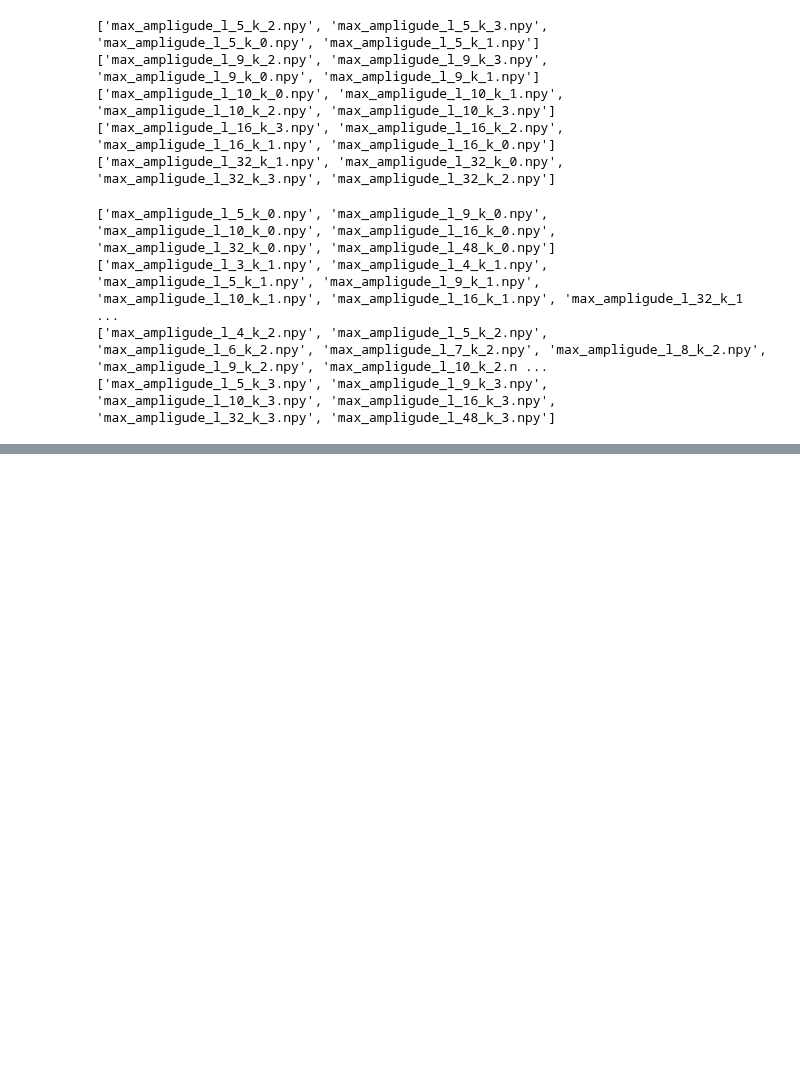
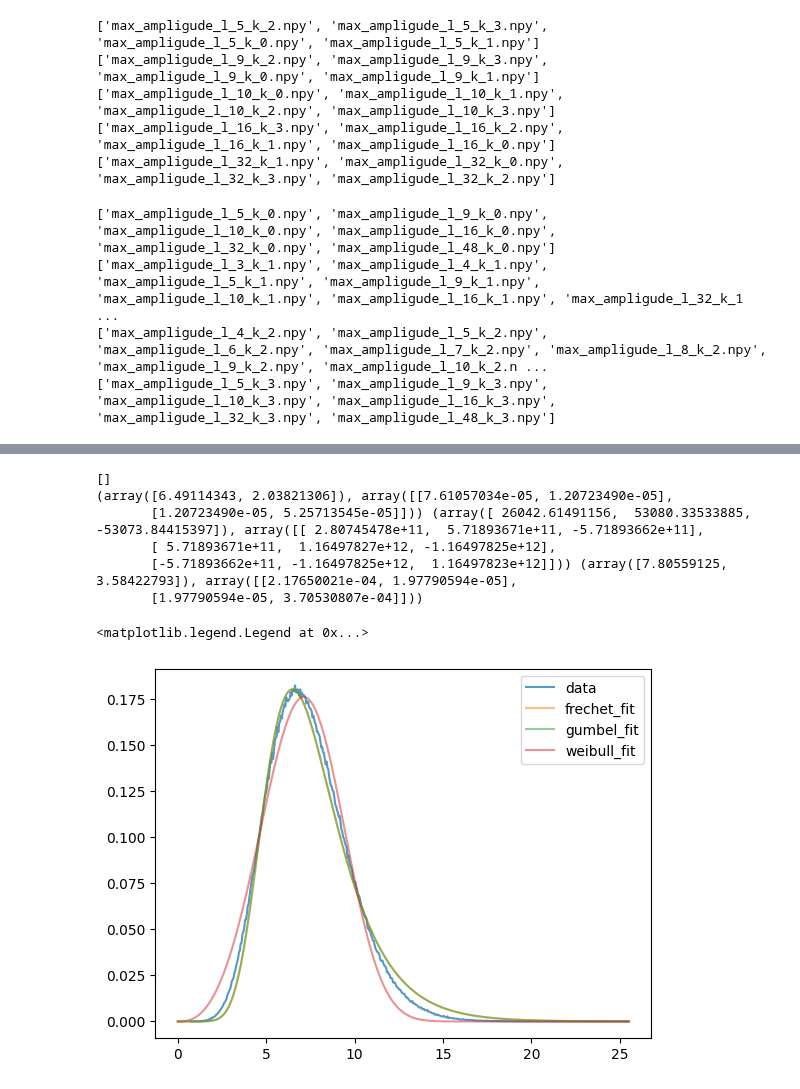
Before and after one commit to khchoi-physik/pbh_simulations, a Jupyter notebook: curve_fitting.ipynb, the cells around one changed output, grey strips where cells are left out. Drawn from its saved outputs; the diff is of its cells as text; code cells hidden in the pictures; blank space fills up the shorter version.

Commit message:
Implemented multiple EXD fits ( frechet & weibull )

```diff
--- a/curve_fitting.ipynb
+++ b/curve_fitting.ipynb
@@ -9,12 +9,22 @@ import scipy as sp
 import os
 import glob
 # %%
+
 # @title Fitting distributions
 
 def gumbel(x,mu,beta):
     z  = (x-mu)/beta
     return beta**(-1) * np.exp( -( z+ np.exp(-z) ) )
 
+
+def frechet(x,a,s,m):
+
+    return (a/s) * ( (x-m) / s)**(-1-a) * np.exp(- ( (x-m) / s)**(-a) )
+
+
+def weibull(x,lam,k):
+
+    return (k/lam)*(x/lam)**(k-1) * np.exp(-(x/lam)**k)
 
 
 def gamma_dist(x,alpha,beta):
@@ -38,6 +48,8 @@ drive.mount('/content/gdrive')
 
 main_path = '/content/gdrive/MyDrive/2023 RFSimulations/simulated_results'
 folder_path = main_path + '/block_maxima_data'
+gumbel_path = folder_path +'/gumbel'
+frechet_path = folder_path +'/frechet'
 os.chdir(folder_path)
 print(os.getcwd())
 # %% [output]
@@ -207,0 +227,37 @@ for k_power in k_power_list:
+# %%
+ # @title Other EVD Fitting ( Weibull & Frechet)
+
+l = 16
+npy_list = glob.glob(f'max_ampligude_l_{l}*.npy')
+print(npy_list)
+
+
+os.chdir(folder_path)
+data = np.load(f'max_ampligude_l_16_k_3.npy')
+os.chdir(frechet_path)
+
+hists, bins = np.histogram(data, density =True, bins= bins_sizes)
+params_frechet = sp.optimize.curve_fit(frechet, bins[1:], hists , p0=[4,9,0]) # fit frechet
+params_gumbel  = sp.optimize.curve_fit(gumbel, bins[1:], hists) # fit gumbel
+params_weibull = sp.optimize.curve_fit(weibull, bins[1:], hists) # fit weibull
+
+print(params_gumbel, params_frechet, params_weibull)
+
+xrange = np.linspace(0,bins[1:].max(), bins[1:].shape[0]) # define xrange by bin size and bin location
+
+plt.plot(bins[1:],hists, label='data', alpha=0.75) # plot data
+
+plt.plot(xrange, frechet(xrange, *params_frechet[0]), label= 'frechet_fit', alpha=0.5)  # plot frechet
+plt.plot(xrange, gumbel(xrange, *params_gumbel[0]), label= 'gumbel_fit', alpha=0.5) # plot gumbel
+plt.plot(xrange, weibull(xrange, *params_weibull[0]), label= 'weibull_fit', alpha=0.5) # plot weibull
+
+plt.legend()
+# %% [output]
+[]
+(array([6.49114343, 2.03821306]), array([[7.61057034e-05, 1.20723490e-05],
+       [1.20723490e-05, 5.25713545e-05]])) (array([ 26042.61491156,  53080.33533885, -53073.84415397]), array([[ 2.80745478e+11,  5.71893671e+11, -5.71893662e+11],
+       [ 5.71893671e+11,  1.16497827e+12, -1.16497825e+12],
+       [-5.71893662e+11, -1.16497825e+12,  1.16497823e+12]])) (array([7.80559125, 3.58422793]), array([[2.17650021e-04, 1.97790594e-05],
+       [1.97790594e-05, 3.70530807e-04]]))
+<matplotlib.legend.Legend at 0x...>
+[figure, added]
```
Also changed, not shown: parts of 4 cells of this notebook.
